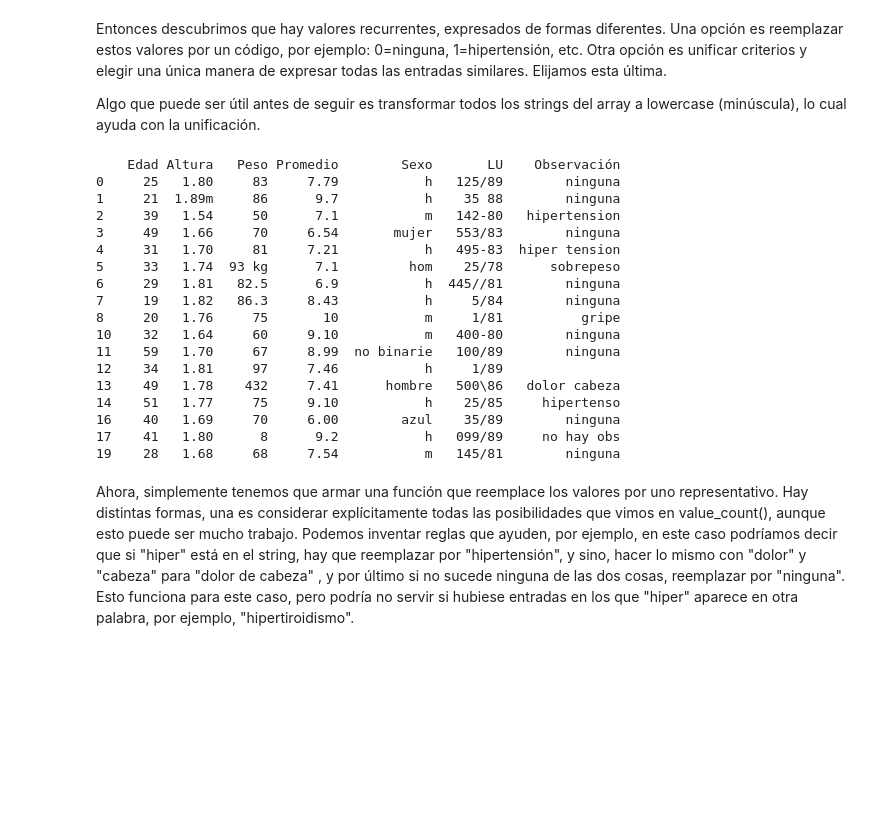
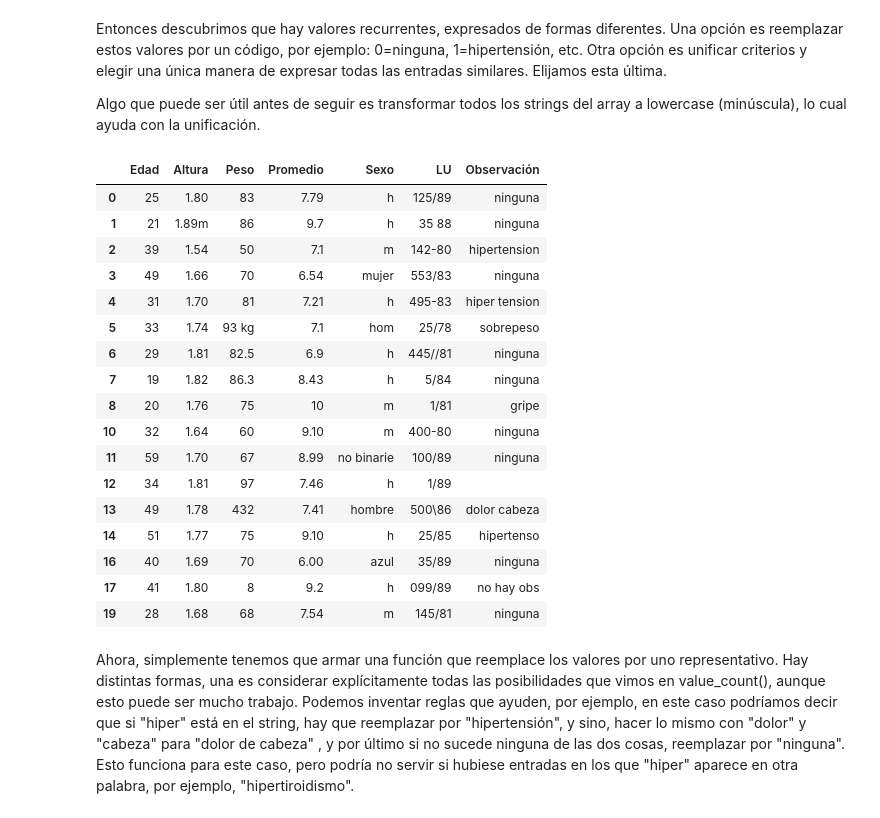
Before and after one commit to PabloDiosquez/Labo_De_Datos_UBA, a Jupyter notebook: Clase_3_primera_parte_Preparación_de_datos.ipynb, the cells around one changed output. Saved outputs shown, nothing was run; the diff lists cells and outputs as text; code cells hidden in the pictures; blank space fills up the shorter version.

```diff
--- a/Clase_3_primera_parte_Preparación_de_datos.ipynb
+++ b/Clase_3_primera_parte_Preparación_de_datos.ipynb
@@ -239,32 +238,31 @@ Algo que puede ser útil antes de seguir es transformar todos los strings del ar
 # %%
 def a_minuscula(x):
   if type(x)==str:
     return x.lower()
-  else:
-    return x
+  return x
 
 df_4 = df_3.applymap(a_minuscula)
 
-print(df_4)
+df_4
 # %% [output]
-    Edad Altura   Peso Promedio        Sexo       LU    Observación
-0     25   1.80     83     7.79           h   125/89        ninguna
-1     21  1.89m     86      9.7           h    35 88        ninguna
-2     39   1.54     50      7.1           m   142-80   hipertension
-3     49   1.66     70     6.54       mujer   553/83        ninguna
-4     31   1.70     81     7.21           h   495-83  hiper tension
-5     33   1.74  93 kg      7.1         hom    25/78      sobrepeso
-6     29   1.81   82.5      6.9           h  445//81        ninguna
-7     19   1.82   86.3     8.43           h     5/84        ninguna
-8     20   1.76     75       10           m     1/81          gripe
-10    32   1.64     60     9.10           m   400-80        ninguna
-11    59   1.70     67     8.99  no binarie   100/89        ninguna
-12    34   1.81     97     7.46           h     1/89
-13    49   1.78    432     7.41      hombre   500\86   dolor cabeza
-14    51   1.77     75     9.10           h    25/85     hipertenso
-16    40   1.69     70     6.00        azul    35/89        ninguna
-17    41   1.80      8      9.2           h   099/89     no hay obs
-19    28   1.68     68     7.54           m   145/81        ninguna
+|  | Edad | Altura | Peso | Promedio | Sexo | LU | Observación |
+| 0 | 25 | 1.80 | 83 | 7.79 | h | 125/89 | ninguna |
+| 1 | 21 | 1.89m | 86 | 9.7 | h | 35 88 | ninguna |
+| 2 | 39 | 1.54 | 50 | 7.1 | m | 142-80 | hipertension |
+| 3 | 49 | 1.66 | 70 | 6.54 | mujer | 553/83 | ninguna |
+| 4 | 31 | 1.70 | 81 | 7.21 | h | 495-83 | hiper tension |
+| 5 | 33 | 1.74 | 93 kg | 7.1 | hom | 25/78 | sobrepeso |
+| 6 | 29 | 1.81 | 82.5 | 6.9 | h | 445//81 | ninguna |
+| 7 | 19 | 1.82 | 86.3 | 8.43 | h | 5/84 | ninguna |
+| 8 | 20 | 1.76 | 75 | 10 | m | 1/81 | gripe |
+| 10 | 32 | 1.64 | 60 | 9.10 | m | 400-80 | ninguna |
+| 11 | 59 | 1.70 | 67 | 8.99 | no binarie | 100/89 | ninguna |
+| 12 | 34 | 1.81 | 97 | 7.46 | h | 1/89 |  |
+| 13 | 49 | 1.78 | 432 | 7.41 | hombre | 500\86 | dolor cabeza |
+| 14 | 51 | 1.77 | 75 | 9.10 | h | 25/85 | hipertenso |
+| 16 | 40 | 1.69 | 70 | 6.00 | azul | 35/89 | ninguna |
+| 17 | 41 | 1.80 | 8 | 9.2 | h | 099/89 | no hay obs |
+| 19 | 28 | 1.68 | 68 | 7.54 | m | 145/81 | ninguna |
 # %% [markdown]
 Ahora, simplemente tenemos que armar una función que reemplace los valores por uno representativo. Hay distintas formas, una es considerar explícitamente todas las posibilidades que vimos en value_count(), aunque esto puede ser mucho trabajo. Podemos inventar reglas que ayuden, por ejemplo, en este caso podríamos decir que si "hiper" está en el string, hay que reemplazar por "hipertensión", y sino, hacer lo mismo con "dolor" y "cabeza" para "dolor de cabeza" , y por último si no sucede ninguna de las dos cosas, reemplazar por "ninguna". Esto funciona para este caso, pero podría no servir si hubiese entradas en los que "hiper" aparece en otra palabra, por ejemplo, "hipertiroidismo".
 # %%
```
Also changed, not shown: parts of 8 cells of this notebook.
